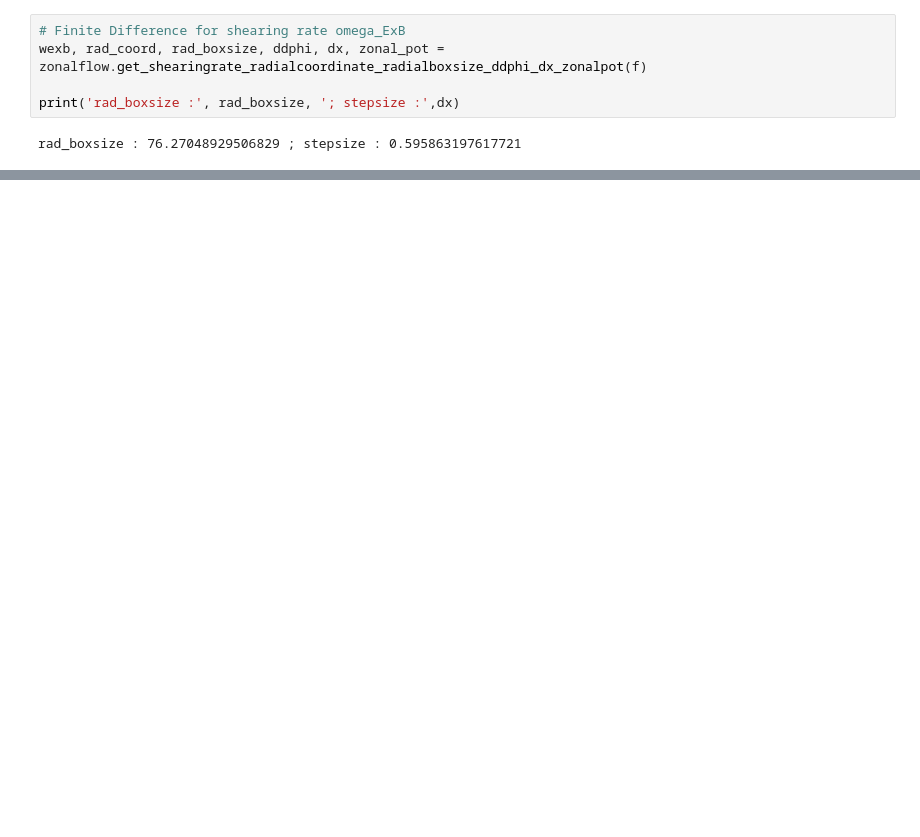
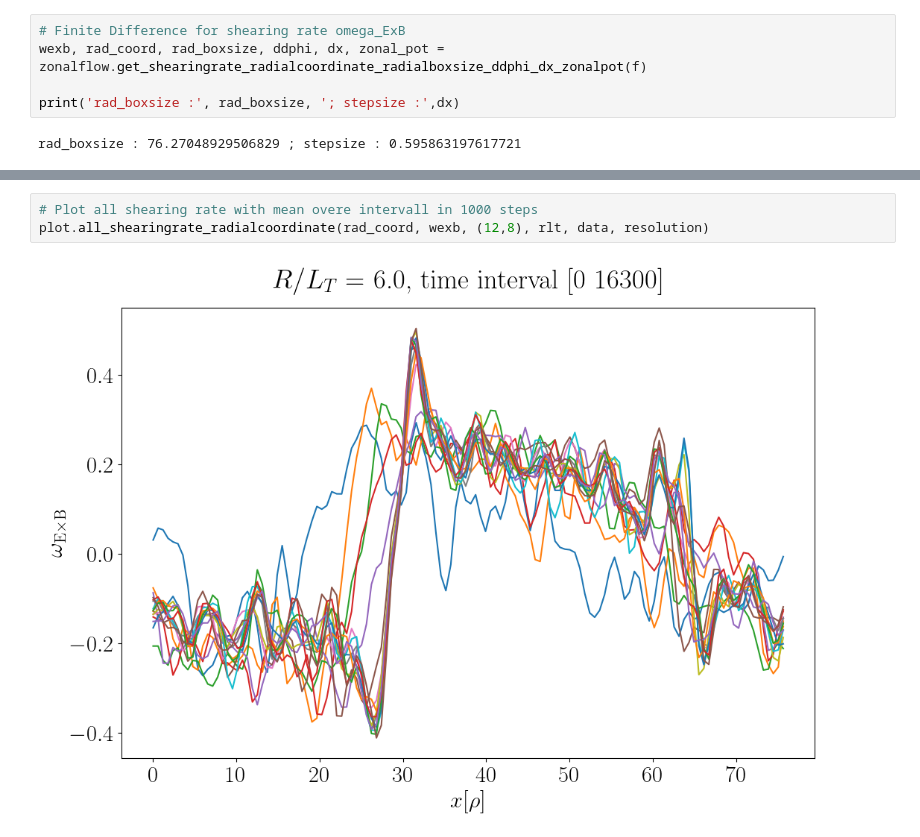
Before and after one commit to ManeLippert/Bachelorthesis-Shearingrate-Convergence, a Jupyter notebook: evaluation/S6_rlt6.0_eval.ipynb, the cells around one changed output, grey strips where cells are left out. Saved outputs shown, nothing was run; the diff lists cells and outputs as text; blank space fills up the shorter version.

```diff
--- a/evaluation/S6_rlt6.0_eval.ipynb
+++ b/evaluation/S6_rlt6.0_eval.ipynb
@@ -296,0 +297,5 @@ plot.max_shearingrate_time(time, wexb_max, (24,8), data, resolution)
+# %%
+# Plot all shearing rate with mean overe intervall in 1000 steps
+plot.all_shearingrate_radialcoordinate(rad_coord, wexb, (12,8), rlt, data, resolution)
+# %% [output]
+[figure, added]
```
Also changed, not shown: parts of 9 cells of this notebook, 19 other files.
